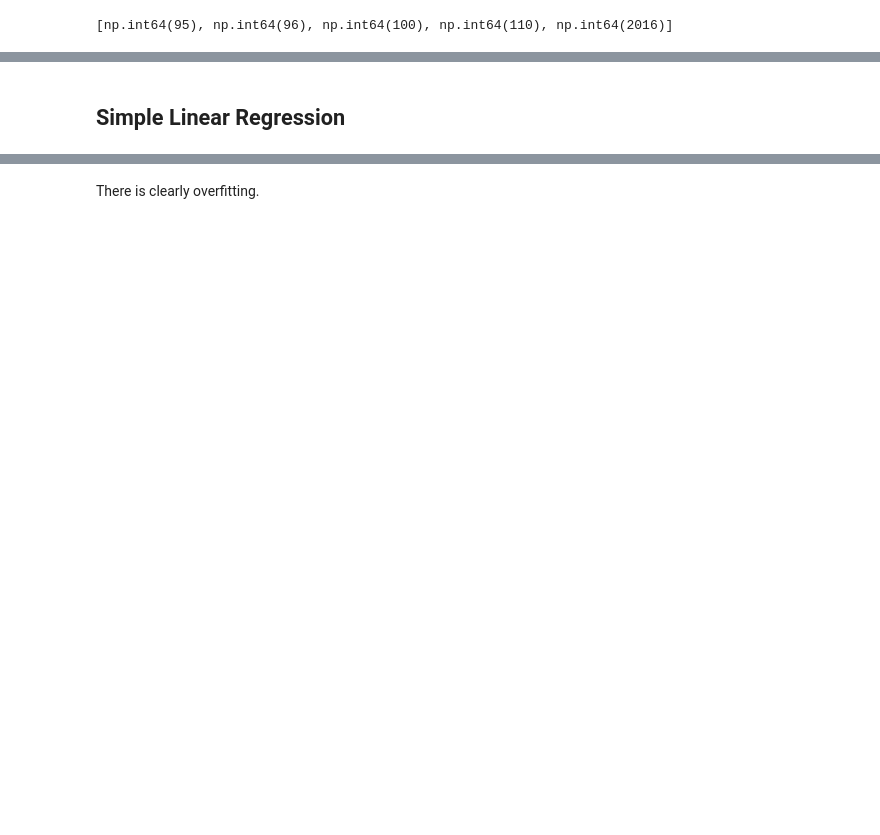
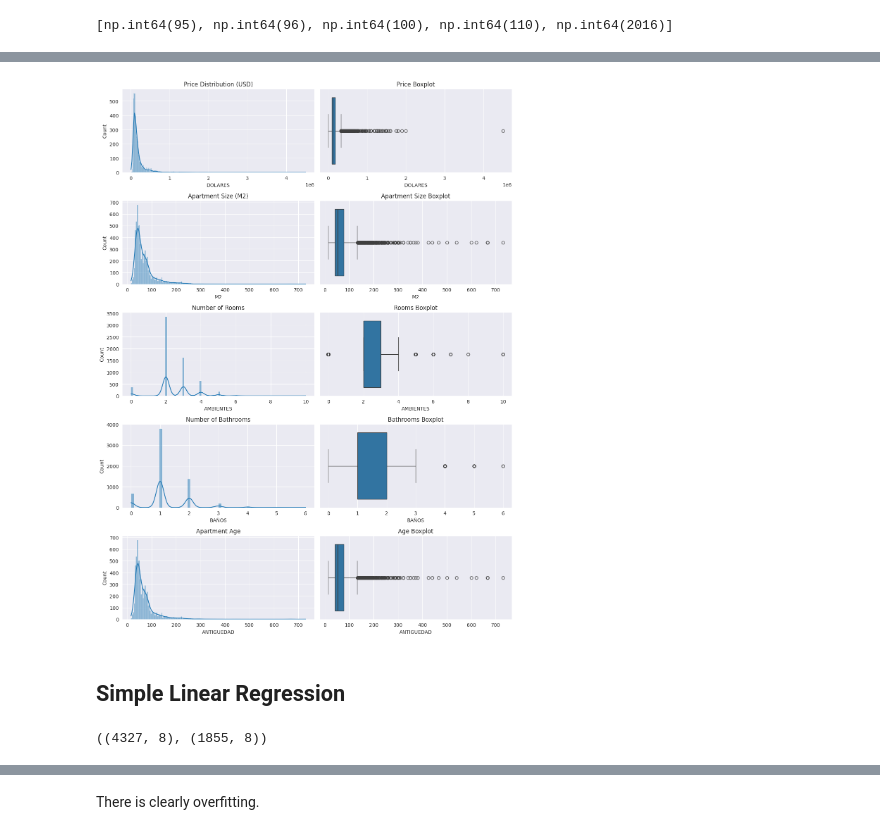
Before and after one commit to matuneville/ml-projects, a Jupyter notebook: supervised-learning/caba-apartment-price-prediction/caba-apartments.ipynb, the cells around one changed output, grey strips where cells are left out. Saved outputs shown, nothing was run; the diff lists cells and outputs as text; code cells hidden in the pictures; blank space fills up the shorter version.

```diff
--- a/supervised-learning/caba-apartment-price-prediction/caba-apartments.ipynb
+++ b/supervised-learning/caba-apartment-price-prediction/caba-apartments.ipynb
@@ -93,3 +108,31 @@ plt.show()
+# %%
+# Plotting distributions of numerical features with boxplots
+fig, axs = plt.subplots(5, 2, figsize=(12, 16))
+
+# Price Distribution
+sns.histplot(df['DOLARES'], kde=True, ax=axs[0, 0]).set_title('Price Distribution (USD)')
+sns.boxplot(x=df['DOLARES'], ax=axs[0, 1]).set_title('Price Boxplot')
+
+# Apartment Size Distribution
+sns.histplot(df['M2'], kde=True, ax=axs[1, 0]).set_title('Apartment Size (M2)')
+sns.boxplot(x=df['M2'], ax=axs[1, 1]).set_title('Apartment Size Boxplot')
+
+# Number of Rooms Distribution
+sns.histplot(df['AMBIENTES'], kde=True, ax=axs[2, 0]).set_title('Number of Rooms')
+sns.boxplot(x=df['AMBIENTES'], ax=axs[2, 1]).set_title('Rooms Boxplot')
+
+# Number of Bathrooms Distribution
+sns.histplot(df['BAÑOS'], kde=True, ax=axs[3, 0]).set_title('Number of Bathrooms')
+sns.boxplot(x=df['BAÑOS'], ax=axs[3, 1]).set_title('Bathrooms Boxplot')
+
+# Apartment Age Distribution
+sns.histplot(df['ANTIGUEDAD'], kde=True, ax=axs[4, 0]).set_title('Apartment Age')
+sns.boxplot(x=df['ANTIGUEDAD'], ax=axs[4, 1]).set_title('Age Boxplot')
+
+plt.tight_layout()
+plt.show()
+# %% [output]
+[figure, added]
 # %% [markdown]
 ## Simple Linear Regression
 # %%
@@ -99,4 +142,13 @@ from sklearn.preprocessing import StandardScaler, OneHotEncoder
 from sklearn.pipeline import Pipeline
 from sklearn.compose import ColumnTransformer
 from sklearn.metrics import mean_absolute_error, root_mean_squared_error, r2_score
+# %%
+y = df['DOLARES']
+X = df.drop('DOLARES', axis=1)
+
+X_train, X_test, y_train, y_test = train_test_split(X, y, test_size=0.3, random_state=0)
+
+X_train.shape, X_test.shape
+# %% [output]
+((4327, 8), (1855, 8))
 # %%
```
Also changed, not shown: parts of 27 cells of this notebook.
